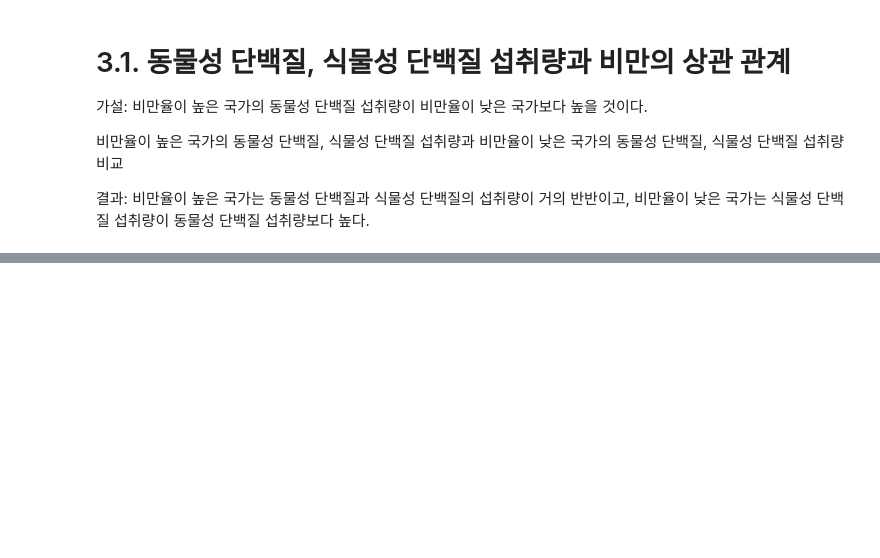
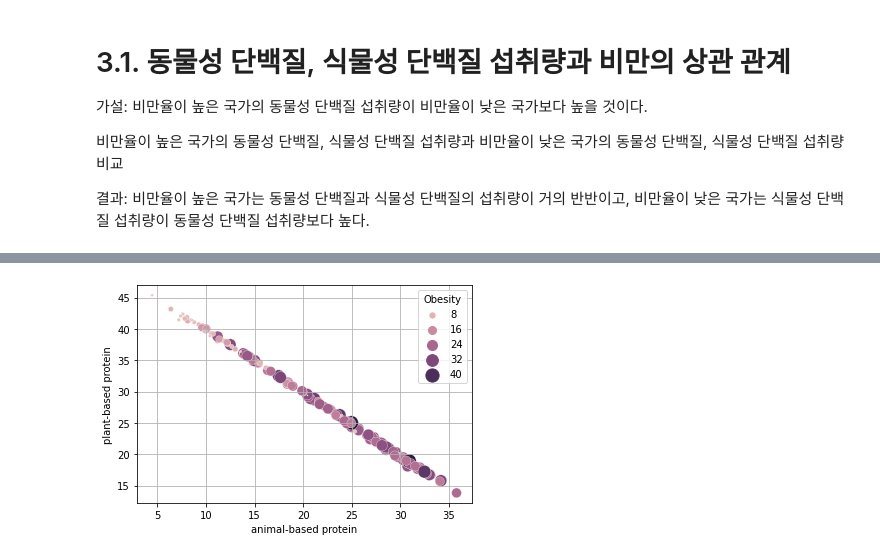
Before and after one commit to seogudwns/BlancEat, a Jupyter notebook: data/Code(jupyter_notebook)/jy/covid19_healthy_diet.ipynb, the cells around one changed output, grey strips where cells are left out. Cells and saved outputs as stored; diff of their text form; code cells hidden in the pictures; blank space fills up the shorter version.

```diff
--- a/data/Code(jupyter_notebook)/jy/covid19_healthy_diet.ipynb
+++ b/data/Code(jupyter_notebook)/jy/covid19_healthy_diet.ipynb
@@ -327,0 +346,12 @@ plt.savefig("low-obesity_protein.png")
+# %%
+sns.scatterplot(
+    protein[animal_features].sum(axis=1),
+    protein[vegetal_features].sum(axis=1),
+    size=protein["Obesity"], hue=protein["Obesity"], sizes=(1,200))
+
+plt.xlabel("animal-based protein")
+plt.ylabel("plant-based protein")
+
+plt.grid()
+# %% [output]
+[figure, added]
```
Also changed, not shown: parts of 11 cells of this notebook.
